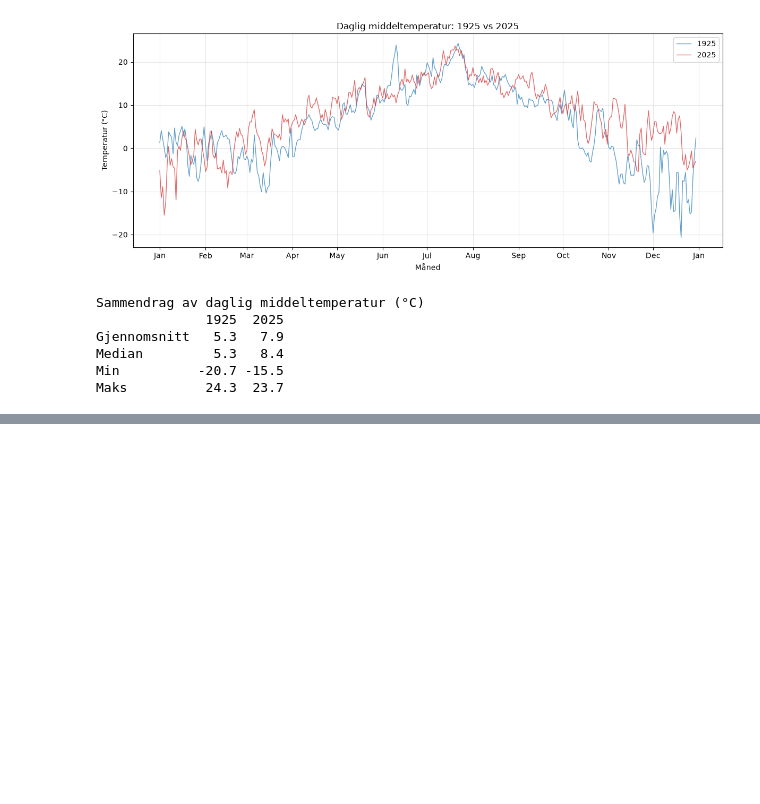
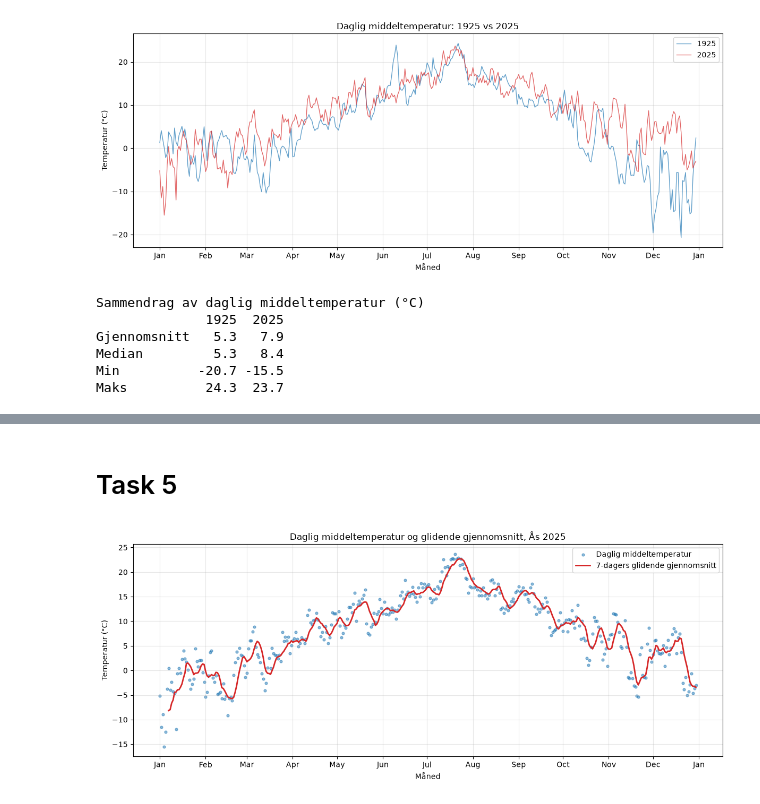
Before and after one commit to Fetve/deliverables1Jostein_og_Felix, a Jupyter notebook: deliverables1.ipynb, the cells around one changed output, grey strips where cells are left out. Drawn from its saved outputs; the diff is of its cells as text; code cells hidden in the pictures; blank space fills up the shorter version.

```diff
--- a/deliverables1.ipynb
+++ b/deliverables1.ipynb
@@ -173,0 +261,54 @@ Maks          24.3  23.7
+# %% [markdown]
+# Task 5
+# %%
+def moving_average(temperatures):
+    temperatures = temperatures.copy().sort_index()
+
+    # Sett inn manglende kalenderdager.
+    days = pd.date_range(
+        temperatures.index.min(),
+        temperatures.index.max()
+    )
+    temperatures = temperatures.reindex(days)
+
+    return temperatures.rolling(window=7, min_periods=7).mean()
+
+
+# Bruk temperaturdataene fra oppgave 1.
+temperature = df["temperature"].copy().sort_index()
+average = moving_average(temperature)
+
+fig, ax = plt.subplots(figsize=(12, 5))
+
+# Daglige temperaturer som punkter.
+ax.scatter(
+    temperature.index,
+    temperature.values,
+    color="tab:blue",
+    s=12,
+    alpha=0.5,
+    label="Daglig middeltemperatur"
+)
+
+# Glidende gjennomsnitt som linje.
+ax.plot(
+    average.index,
+    average.values,
+    color="tab:red",
+    linewidth=2,
+    label="7-dagers glidende gjennomsnitt"
+)
+
+ax.set_title("Daglig middeltemperatur og glidende gjennomsnitt, Ås 2025")
+ax.set_xlabel("Måned")
+ax.set_ylabel("Temperatur (°C)")
+
+ax.xaxis.set_major_locator(mdates.MonthLocator())
+ax.xaxis.set_major_formatter(mdates.DateFormatter("%b"))
+
+ax.grid(alpha=0.3)
+ax.legend()
+fig.tight_layout()
+plt.show()
+# %% [output]
+[figure, added]
```
Also changed, not shown: parts of 3 cells of this notebook.
